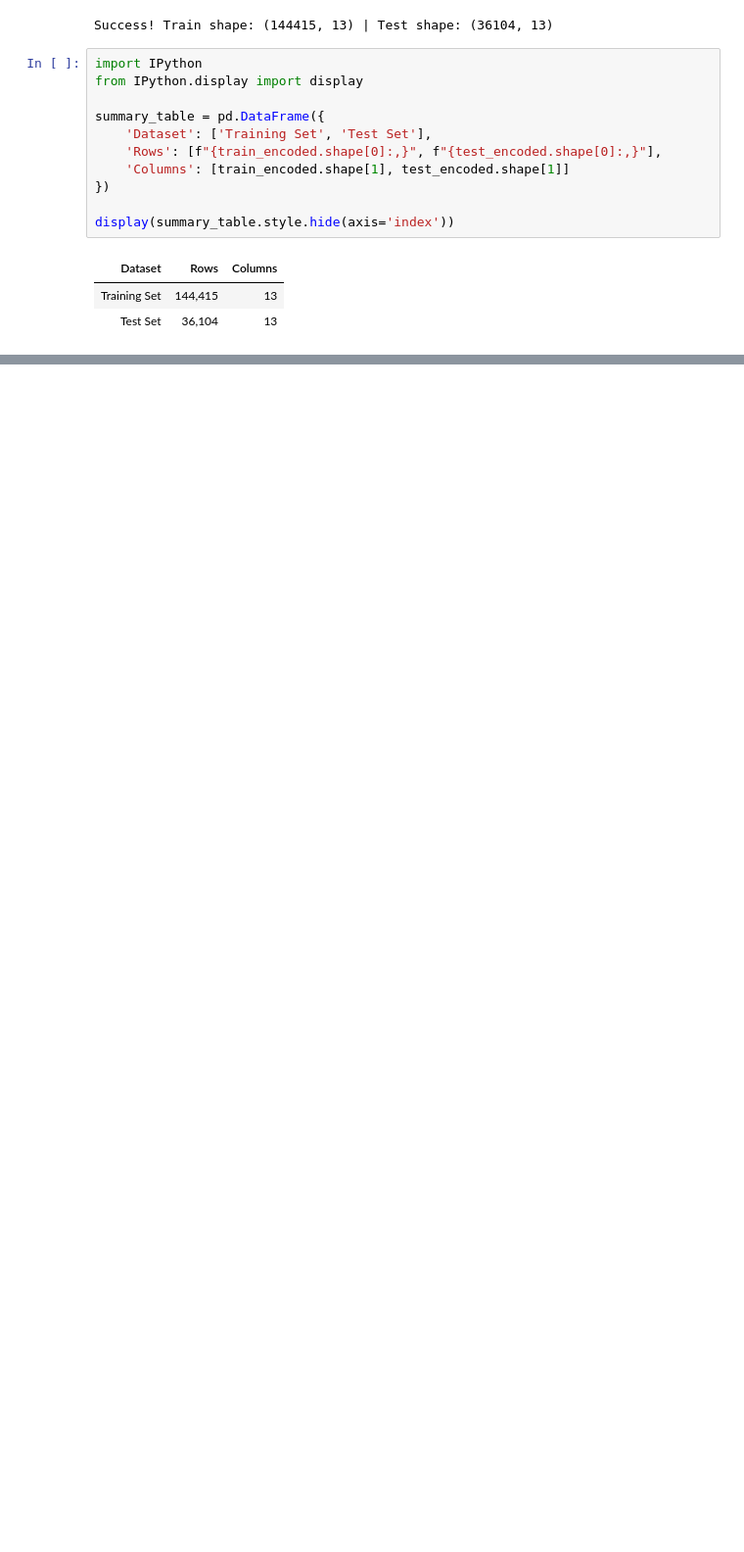
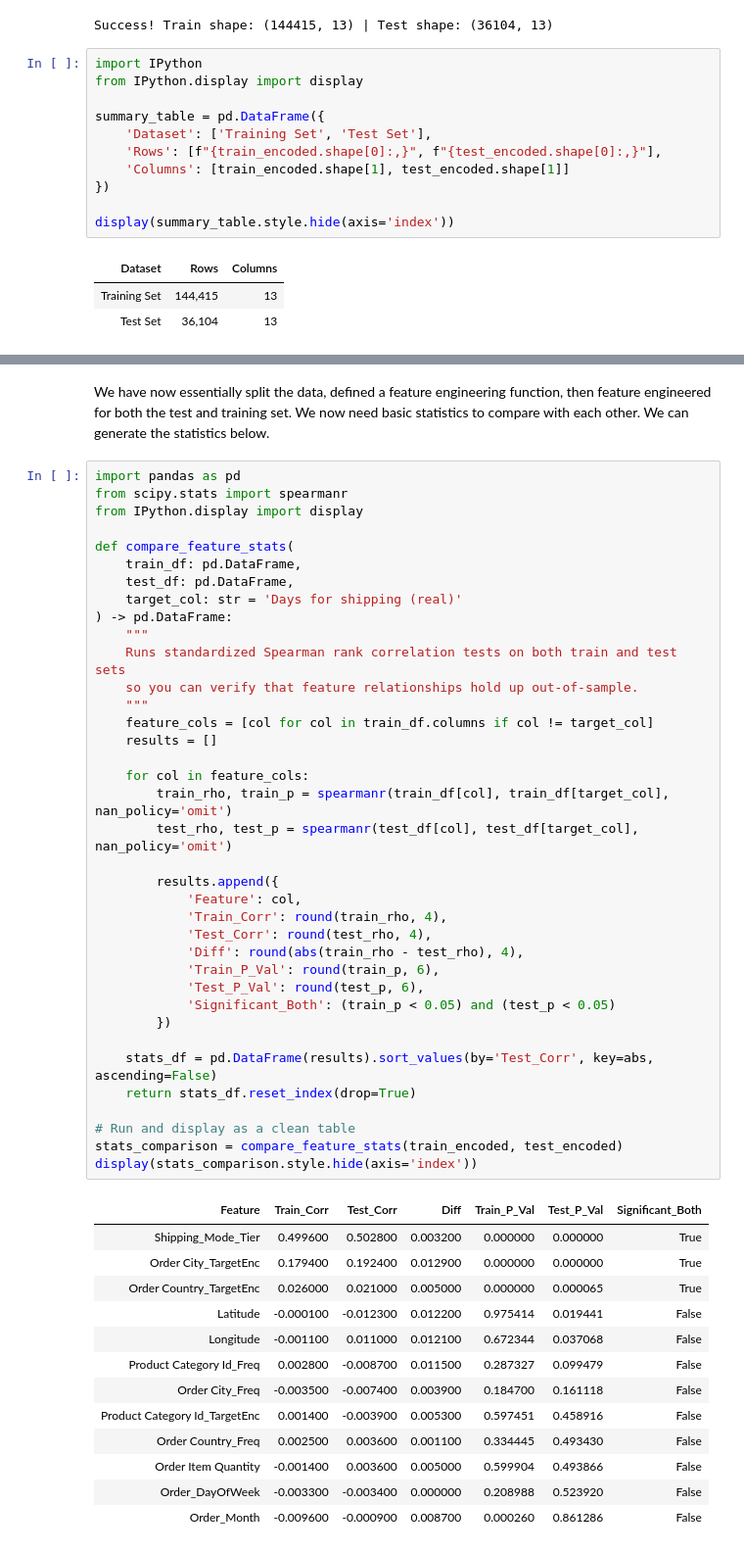
Before and after one commit to JSellinger/44688_80_Capstone, a Jupyter notebook: notebook.ipynb, the cells around one changed output, grey strips where cells are left out. Shown at 98% size. Cells and saved outputs as stored; diff of their text form; blank space fills up the shorter version.

```diff
--- a/notebook.ipynb
+++ b/notebook.ipynb
@@ -329,3 +329,56 @@ display(test_encoded.head(5))
 | 114887 | 38.608032 | -121.321953 | 5 | 2 | 1 | 4 | ... |
 | 120110 | 42.730049 | -73.689529 | 1 | 5 | 1 | 1 | ... |
 | 56658 | 18.234550 | -66.370575 | 3 | 2 | 4 | 3 | ... |
+# %% [markdown]
+We have now essentially split the data, defined a feature engineering function, then feature engineered for both the test and training set. We now need basic statistics to compare with each other. We can generate the statistics below.
+# %%
+import pandas as pd
+from scipy.stats import spearmanr
+from IPython.display import display
+
+def compare_feature_stats(
+    train_df: pd.DataFrame,
+    test_df: pd.DataFrame,
+    target_col: str = 'Days for shipping (real)'
+) -> pd.DataFrame:
+    """
+    Runs standardized Spearman rank correlation tests on both train and test sets
+    so you can verify that feature relationships hold up out-of-sample.
+    """
+    feature_cols = [col for col in train_df.columns if col != target_col]
+    results = []
+
+    for col in feature_cols:
+        train_rho, train_p = spearmanr(train_df[col], train_df[target_col], nan_policy='omit')
+        test_rho, test_p = spearmanr(test_df[col], test_df[target_col], nan_policy='omit')
+
+        results.append({
+            'Feature': col,
+            'Train_Corr': round(train_rho, 4),
+            'Test_Corr': round(test_rho, 4),
+            'Diff': round(abs(train_rho - test_rho), 4),
+            'Train_P_Val': round(train_p, 6),
+            'Test_P_Val': round(test_p, 6),
+            'Significant_Both': (train_p < 0.05) and (test_p < 0.05)
+        })
+
+    stats_df = pd.DataFrame(results).sort_values(by='Test_Corr', key=abs, ascending=False)
+    return stats_df.reset_index(drop=True)
+
+# Run and display as a clean table
+stats_comparison = compare_feature_stats(train_encoded, test_encoded)
+display(stats_comparison.style.hide(axis='index'))
+# %% [output]
+| Feature | Train_Corr | Test_Corr | Diff | Train_P_Val | Test_P_Val | Significant_Both |
+| Shipping_Mode_Tier | 0.499600 | 0.502800 | 0.003200 | 0.000000 | 0.000000 | True |
+| Order City_TargetEnc | 0.179400 | 0.192400 | 0.012900 | 0.000000 | 0.000000 | True |
+| Order Country_TargetEnc | 0.026000 | 0.021000 | 0.005000 | 0.000000 | 0.000065 | True |
+| Latitude | -0.000100 | -0.012300 | 0.012200 | 0.975414 | 0.019441 | False |
+| Longitude | -0.001100 | 0.011000 | 0.012100 | 0.672344 | 0.037068 | False |
+| Product Category Id_Freq | 0.002800 | -0.008700 | 0.011500 | 0.287327 | 0.099479 | False |
+| Order City_Freq | -0.003500 | -0.007400 | 0.003900 | 0.184700 | 0.161118 | False |
+| Product Category Id_TargetEnc | 0.001400 | -0.003900 | 0.005300 | 0.597451 | 0.458916 | False |
+| Order Country_Freq | 0.002500 | 0.003600 | 0.001100 | 0.334445 | 0.493430 | False |
+| Order Item Quantity | -0.001400 | 0.003600 | 0.005000 | 0.599904 | 0.493866 | False |
+| Order_DayOfWeek | -0.003300 | -0.003400 | 0.000000 | 0.208988 | 0.523920 | False |
+| Order_Month | -0.009600 | -0.000900 | 0.008700 | 0.000260 | 0.861286 | False |
```
Also changed, not shown: parts of 2 cells of this notebook, 4 other files.
